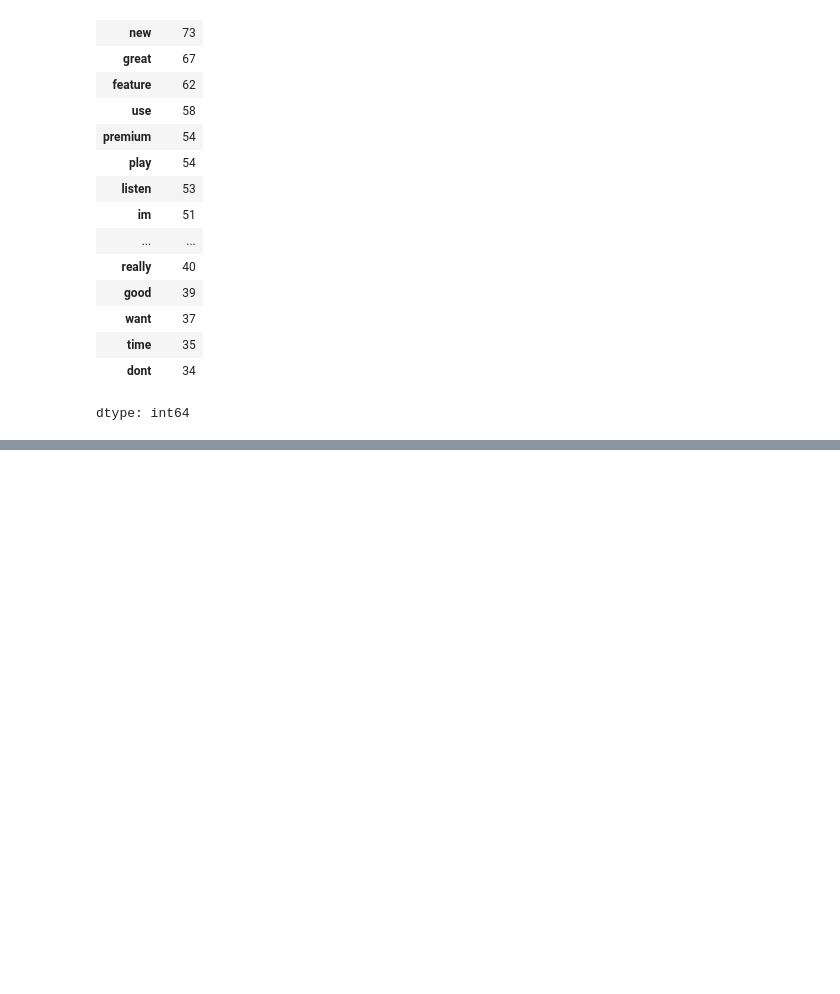
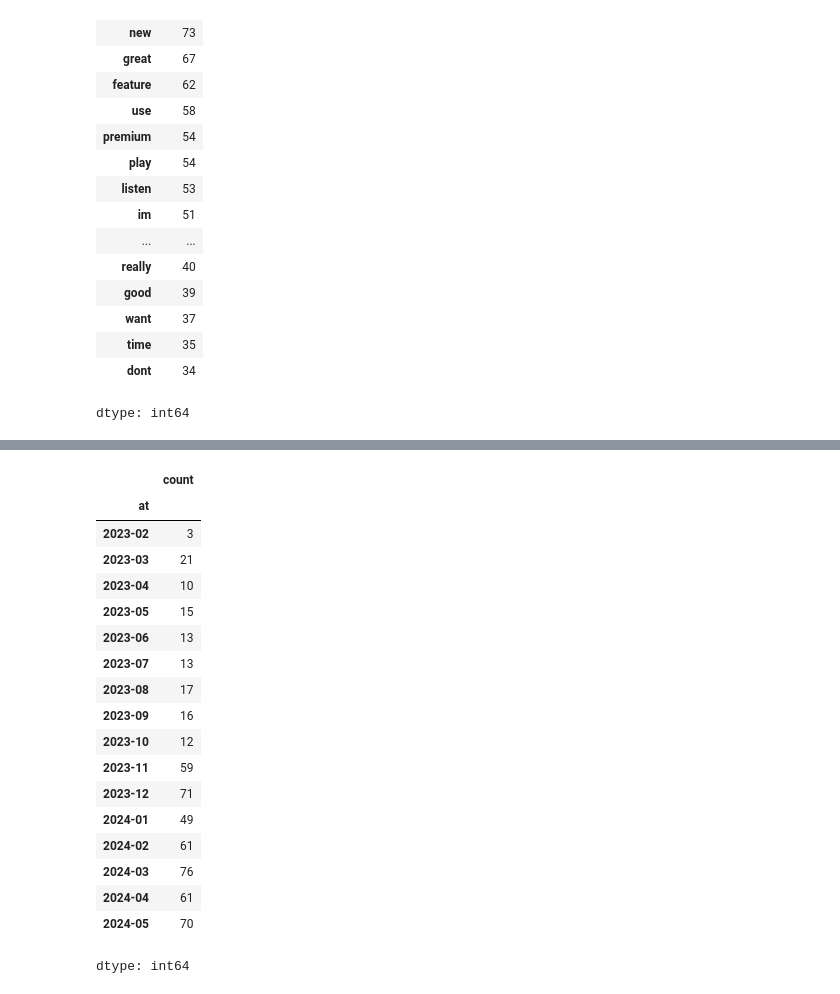
Before and after one commit to zevdavis/data_sci_project_1, a Jupyter notebook: dsp1_analysis.ipynb, the cells around one changed output, grey strips where cells are left out. Saved outputs shown, nothing was run; the diff lists cells and outputs as text; code cells hidden in the pictures; blank space fills up the shorter version.

```diff
--- a/dsp1_analysis.ipynb
+++ b/dsp1_analysis.ipynb
@@ -556,0 +599,2 @@ dtype: int64
+# %%
+dj_df["at"] = pd.to_datetime(dj_df["at"])
@@ -556,0 +605,22 @@ dtype: int64
+# %%
+dj_df["at"].dt.to_period("M").value_counts().sort_index()
+# %% [output]
+|  | count |
+| at |  |
+| 2023-02 | 3 |
+| 2023-03 | 21 |
+| 2023-04 | 10 |
+| 2023-05 | 15 |
+| 2023-06 | 13 |
+| 2023-07 | 13 |
+| 2023-08 | 17 |
+| 2023-09 | 16 |
+| 2023-10 | 12 |
+| 2023-11 | 59 |
+| 2023-12 | 71 |
+| 2024-01 | 49 |
+| 2024-02 | 61 |
+| 2024-03 | 76 |
+| 2024-04 | 61 |
+| 2024-05 | 70 |
+dtype: int64
```
Also changed, not shown: parts of 10 cells of this notebook.
